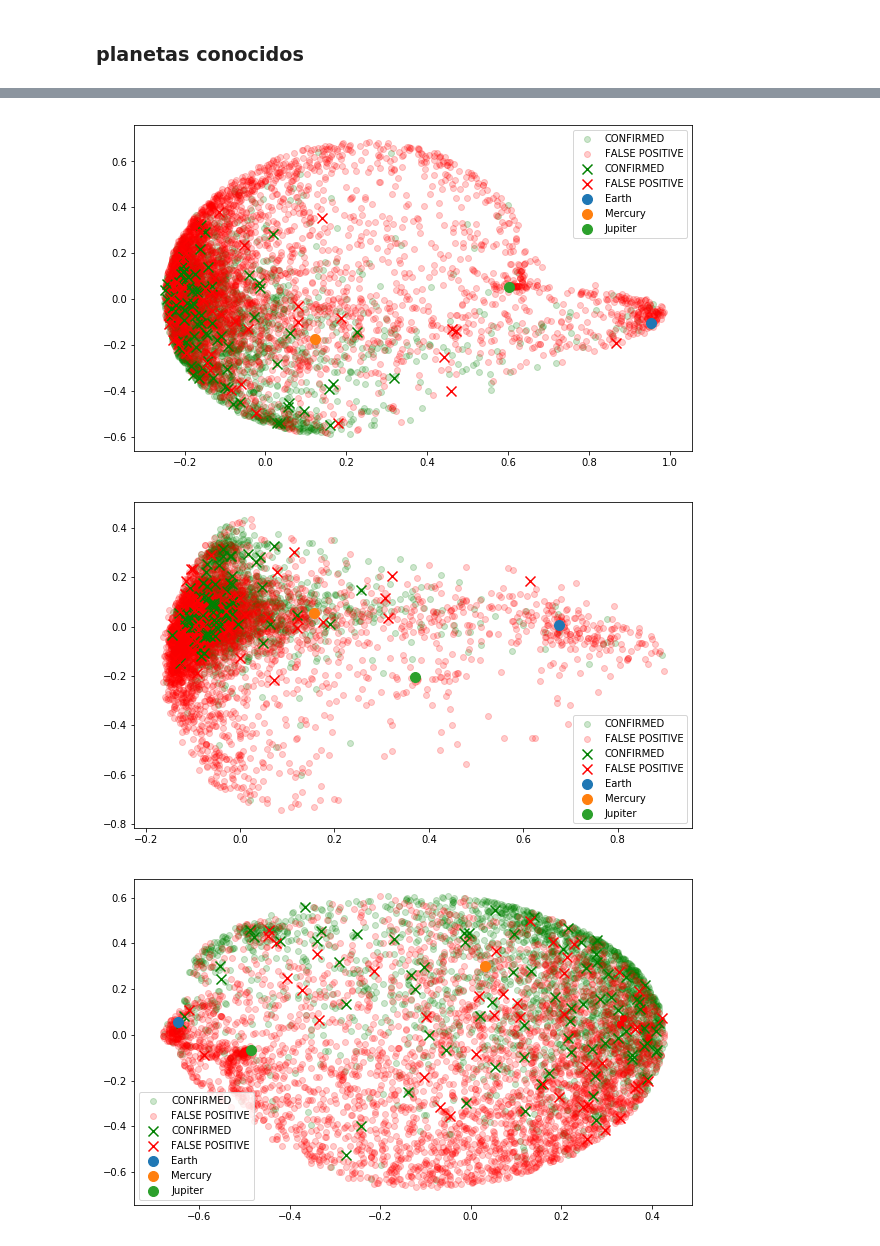
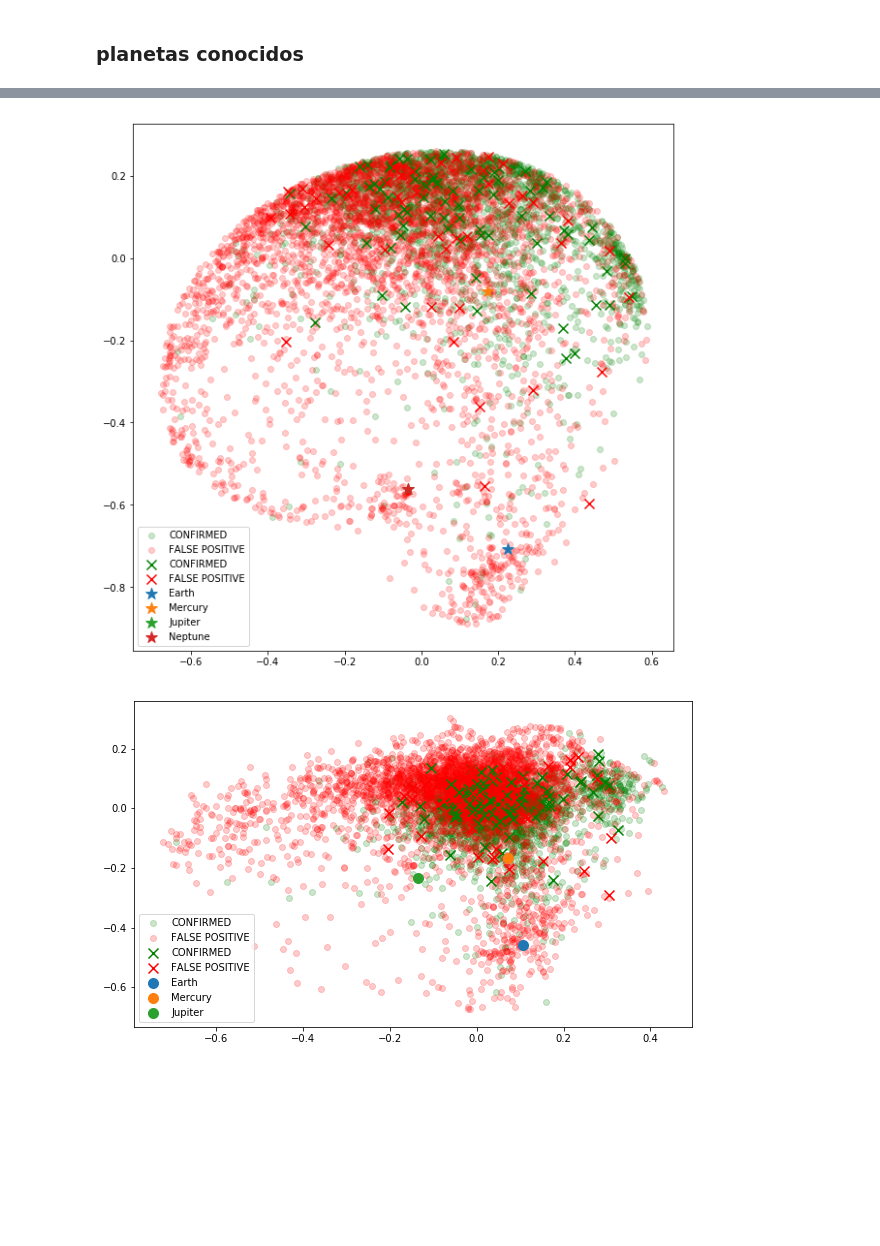
Before and after one commit to fmenat/ExoplanetDetection, a Jupyter notebook: Notebooks/VisualizeModels_Labels.ipynb, the cells around one changed output, grey strips where cells are left out. Drawn from its saved outputs; the diff is of its cells as text; code cells hidden in the pictures; blank space fills up the shorter version.

```diff
--- a/Notebooks/VisualizeModels_Labels.ipynb
+++ b/Notebooks/VisualizeModels_Labels.ipynb
@@ -370,13 +404,15 @@ jupiter_dic = {'Period': 11.86*365.0,
 # %%
 #que metadatos plotear??
-selec_feat = ["Planet Radius", "Teq", "Semi-major Axis",
-              #"Period", "Duration" ,
-              #"a/R","r/R", # "Period", "Duration", "Inclination", "KOI count"
+selec_feat = ["Planet Radius", "Teq", "a/R", #"Semi-major Axis",
+              "Period",# "Duration" ,
+            #"a/R","r/R", # "Period", "Duration", "Inclination", "KOI count"
             "Stellar Mass" , "Stellar Radius", "Metallicity", "Teff"]
 
 earth_data = np.asarray([[earth_dic[feat] for feat in selec_feat] ])
 mercury_data = np.asarray([[mercury_dic[feat] for feat in selec_feat] ])
 jupiter_data = np.asarray([[jupiter_dic[feat] for feat in selec_feat] ])
+neptune_data = np.asarray([[neptune_dic[feat] for feat in selec_feat] ])
+pcentauriB_data = np.asarray([[pcentauriB_dic[feat] for feat in selec_feat] ])
 
 df_rep_train[selec_feat]
 # %% [output]
@@ -410,11 +446,15 @@ Xstd_all_label = std.transform(X_all_label)
 earth_data = std.transform(earth_data)
 mercury_data = std.transform(mercury_data)
 jupiter_data = std.transform(jupiter_data)
+neptune_data = std.transform(neptune_data)
+pcentauriB_data = std.transform(pcentauriB_data)
 # %%
-model = KernelPCA(kernel="rbf",n_components=2,fit_inverse_transform=True, gamma=0.05) #0.15,0.05
+model = KernelPCA(kernel="rbf",n_components=2,fit_inverse_transform=True, gamma=0.01) #0.15,0.05
 model.fit(Xstd_all_label)
 
 Xstd_all_plot = model.transform(Xstd_all_label)
 earth_data_plot = model.transform(earth_data)
 mercury_data_plot = model.transform(mercury_data)
 jupiter_data_plot = model.transform(jupiter_data)
+neptune_data_plot = model.transform(neptune_data)
+pcentauriB_data_plot =model.transform(pcentauriB_data)
@@ -421,15 +530,16 @@ jupiter_data_plot = model.transform(jupiter_data)
 # %%
 mask_con = ypred_all.astype('bool')
 mask_fp = ~mask_con
 
 plot_errors(Xstd_all_plot, err_all, mask_con, mask_fp)
 plt.scatter(earth_data_plot[:,0], earth_data_plot[:,1], label="Earth", s=100)
 plt.scatter(mercury_data_plot[:,0], mercury_data_plot[:,1], label="Mercury", s=100)
 plt.scatter(jupiter_data_plot[:,0], jupiter_data_plot[:,1], label="Jupiter", s=100)
+plt.scatter(neptune_data_plot[:,0], neptune_data_plot[:,1], label="Neptune", s=100)
 plt.legend()
-plt.show() #0.05 ## con periodo y duration..
+plt.show() #0.05
 # %% [output]
-[figure, old version]
+[figure, new version]
 # %%
 mask_con = ypred_all.astype('bool')
 mask_fp = ~mask_con
@@ -438,19 +548,8 @@ plot_errors(Xstd_all_plot, err_all, mask_con, mask_fp)
 plt.scatter(earth_data_plot[:,0], earth_data_plot[:,1], label="Earth", s=100)
 plt.scatter(mercury_data_plot[:,0], mercury_data_plot[:,1], label="Mercury", s=100)
 plt.scatter(jupiter_data_plot[:,0], jupiter_data_plot[:,1], label="Jupiter", s=100)
+plt.scatter(neptune_data_plot[:,0], neptune_data_plot[:,1], label="Neptune", s=100)
 plt.legend()
-plt.show() #0.01 ## con periodo y duration..
+plt.show() #0.01
 # %% [output]
-[figure, old version]
+[figure, new version]
-# %%
-mask_con = ypred_all.astype('bool')
-mask_fp = ~mask_con
-
-plot_errors(Xstd_all_plot, err_all, mask_con, mask_fp)
-plt.scatter(earth_data_plot[:,0], earth_data_plot[:,1], label="Earth", s=100)
-plt.scatter(mercury_data_plot[:,0], mercury_data_plot[:,1], label="Mercury", s=100)
-plt.scatter(jupiter_data_plot[:,0], jupiter_data_plot[:,1], label="Jupiter", s=100)
-plt.legend()
-plt.show() #0.15
-# %% [output]
-[figure, removed]
```
Also changed, not shown: parts of 10 cells of this notebook.
